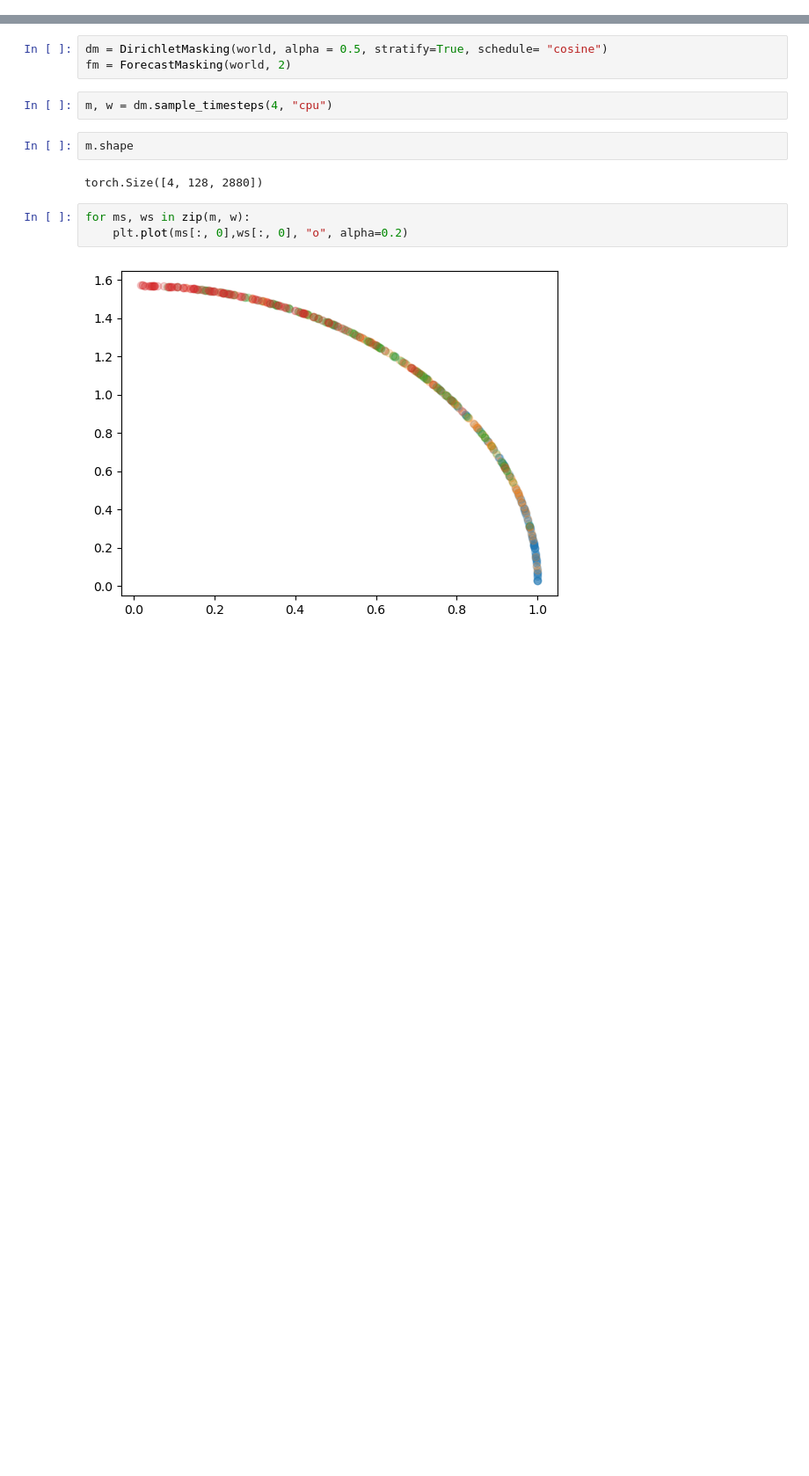
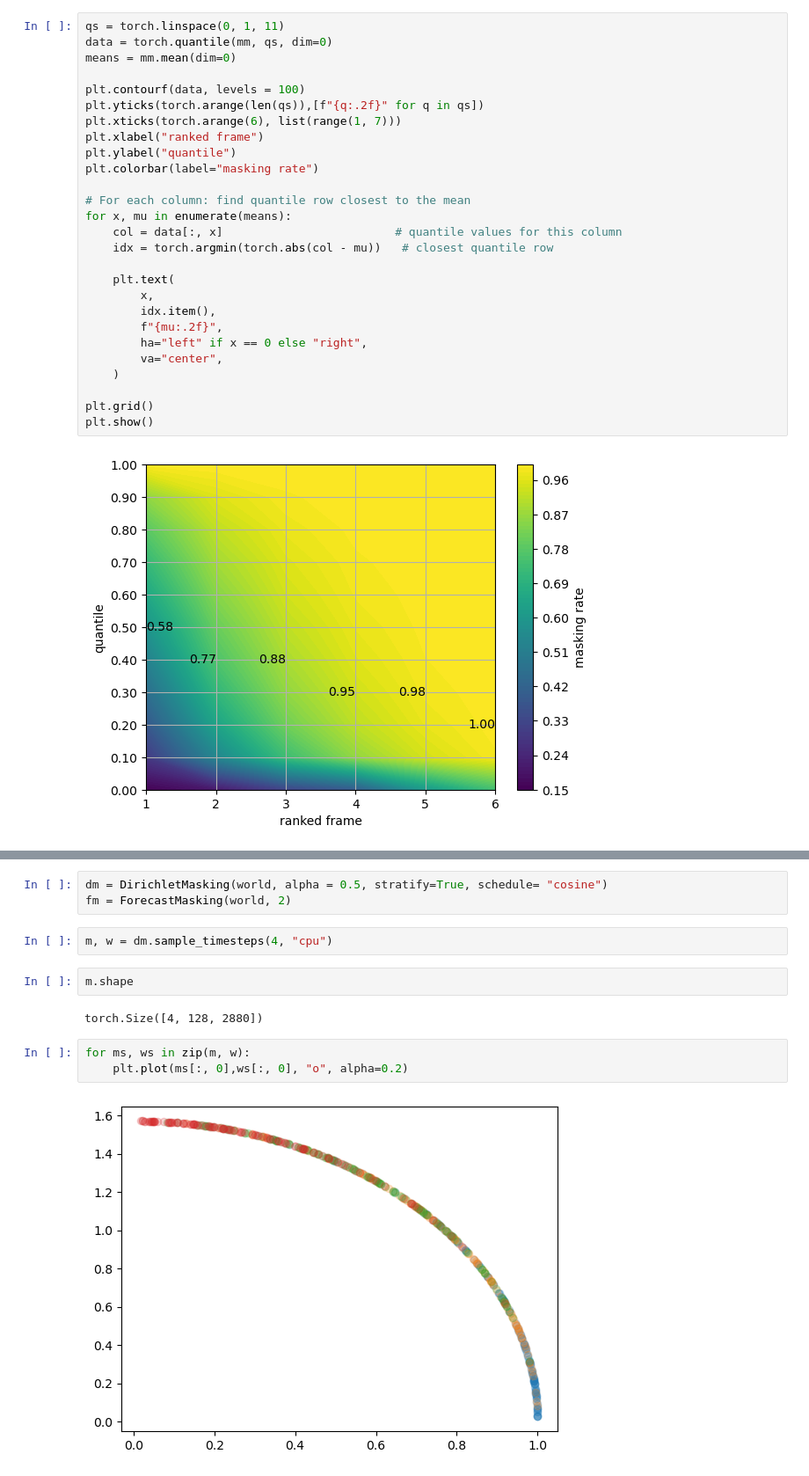
Before and after one commit to jthuemmel/thesis, a Jupyter notebook: test.ipynb, the cells around one changed output, grey strips where cells are left out. Shown at 88% size. Saved outputs shown, nothing was run; the diff lists cells and outputs as text; blank space fills up the shorter version.

```diff
--- a/test.ipynb
+++ b/test.ipynb
@@ -138,0 +148,29 @@ world = WorldConfig(
+# %%
+qs = torch.linspace(0, 1, 11)
+data = torch.quantile(mm, qs, dim=0)
+means = mm.mean(dim=0)
+
+plt.contourf(data, levels = 100)
+plt.yticks(torch.arange(len(qs)),[f"{q:.2f}" for q in qs])
+plt.xticks(torch.arange(6), list(range(1, 7)))
+plt.xlabel("ranked frame")
+plt.ylabel("quantile")
+plt.colorbar(label="masking rate")
+
+# For each column: find quantile row closest to the mean
+for x, mu in enumerate(means):
+    col = data[:, x]                         # quantile values for this column
+    idx = torch.argmin(torch.abs(col - mu))   # closest quantile row
+
+    plt.text(
+        x,
+        idx.item(),
+        f"{mu:.2f}",
+        ha="left" if x == 0 else "right",
+        va="center",
+    )
+
+plt.grid()
+plt.show()
+# %% [output]
+[figure, added]
```
Also changed, not shown: parts of 49 cells of this notebook, 1 other file.
